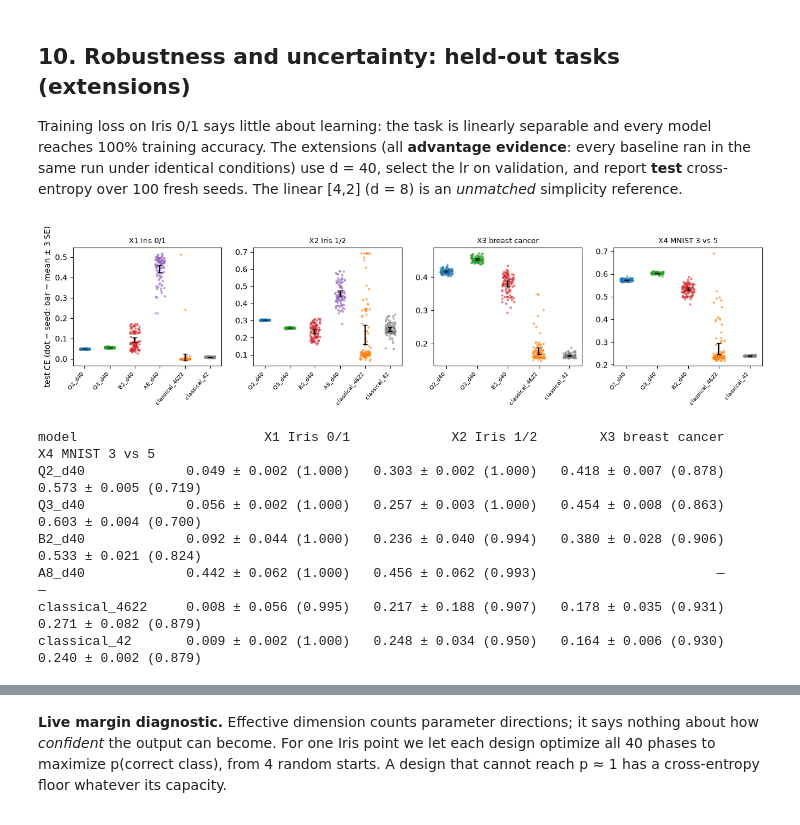
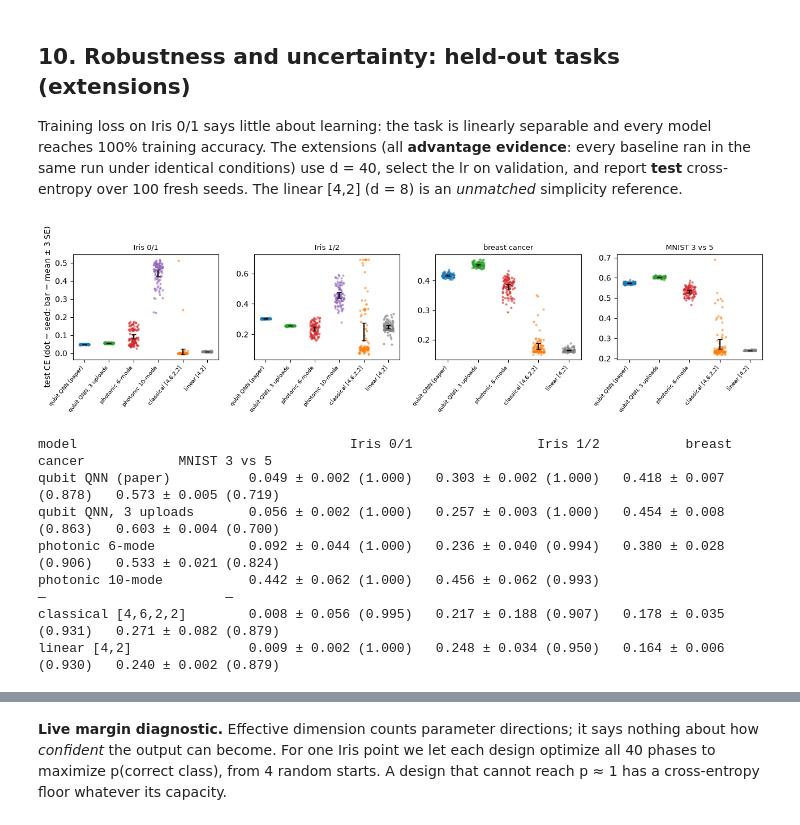
Before and after one commit to pemeriau/reproduced_papers, a Jupyter notebook: papers/power_of_QNN/notebook.ipynb, the cells around one changed output, grey strips where cells are left out. Cells and saved outputs as stored; diff of their text form; code cells hidden in the pictures.

```diff
--- a/papers/power_of_QNN/notebook.ipynb
+++ b/papers/power_of_QNN/notebook.ipynb
@@ -128,10 +159,10 @@ print("Iris 0/1 (paper task):", x_iris.shape, "class counts", np.bincount(y_iris
 
 split_sizes = {}
 for label, dataset in {
-    "Iris 1/2 (X2)": {"name": "iris_pair", "classes": [1, 2], "split_seed": 0,
+    "Iris 1/2": {"name": "iris_pair", "classes": [1, 2], "split_seed": 0,
                       "per_class": {"train": 30, "validation": 10, "test": 10}},
-    "breast cancer (X3)": {"name": "prepared_split", "subdir": "breast_cancer", "file": "bcancer_pca4_split_rs0.npz"},
-    "MNIST 3 vs 5 (X4)": {"name": "prepared_split", "subdir": "mnist", "file": "mnist35_pca4_train500_val500_test_rs0.npz"},
+    "breast cancer": {"name": "prepared_split", "subdir": "breast_cancer", "file": "bcancer_pca4_split_rs0.npz"},
+    "MNIST 3 vs 5": {"name": "prepared_split", "subdir": "mnist", "file": "mnist35_pca4_train500_val500_test_rs0.npz"},
 }.items():
     try:
         cfg = {"data_root": str(DATA_ROOT), "dataset": dataset}
@@ -265,7 +296,7 @@ for name, model in built.items():
     theta = torch.as_tensor(initial_parameters(1, model.d, [1], 0.0, 1.0)).repeat(3, 1)
     with torch.no_grad():
         probabilities = model.probabilities(sample, theta)
-    print(f"{name:15s} d = {model.d}  p(class 1) on three Iris points: {probabilities[:, 1].numpy().round(3)}")
+    print(f"{model_label(name):32s} d = {model.d}  p(class 1) on three Iris points: {probabilities[:, 1].numpy().round(3)}")
 
 live_draw = {name: ours if name == "qnn" else fisher_for_draw(model, FISHER_CFG, 0, DEVICE)
              for name, model in built.items()}
@@ -273,7 +304,7 @@ figure, axis = plt.subplots(figsize=(6, 3.2))
 bins = np.linspace(0, 8, 41)
 for name, result in live_draw.items():
     axis.hist(result["eigenvalues"].ravel(), bins=bins, histtype="step", lw=1.5,
-              color=color_of(name), label=f"{name}: {100 * result['spectrum']['fraction_near_zero']:.0f}% eigenvalues < 1e-10")
+              color=color_of(name), label=f"{model_label(name)}: {100 * result['spectrum']['fraction_near_zero']:.0f}% eigenvalues < 1e-10")
 axis.set_yscale("log"); axis.set_xlabel("eigenvalue of F_hat"); axis.set_ylabel("count (100 theta)")
 axis.set_title("Live: F_hat spectra on draw 0 (Fig. 2 analogue)"); axis.legend(fontsize=7)
 plt.tight_layout(); plt.show()
@@ -419,21 +450,21 @@ fair  protocol  classical_42     lr=0.3   final training CE 0.0091 ± 0.0014
 # %%
-k1 = STORED["phase5"]["fair_iris01_d8"]["models"]
+iris_d8 = STORED["phase5"]["fair_iris01_d8"]["models"]
 order = ["Q2_d8", "Q3_d8", "easy_d8", "A8_d8", "classical_41112", "classical_42"]
 figure, axis = plt.subplots(figsize=(7, 3.4))
 for position, name in enumerate(order):
-    values = np.asarray(k1[name]["per_seed"]["train_loss"])
+    values = np.asarray(iris_d8[name]["per_seed"]["train_loss"])
     jitter = np.random.RandomState(position).uniform(-0.18, 0.18, len(values))
     axis.scatter(position + jitter, values, s=6, color=color_of(name), alpha=0.6)
     axis.errorbar(position, values.mean(), yerr=3 * values.std() / np.sqrt(len(values)), color="black", capsize=4)
-axis.set_xticks(range(len(order)), [f"{n}\nlr {k1[n]['selected_lr']:g}" for n in order], fontsize=7)
+axis.set_xticks(range(len(order)), [f"{model_label(n)}\nlr {iris_d8[n]['selected_lr']:g}" for n in order], fontsize=7)
 axis.set_ylabel("final training CE (each dot = 1 seed)")
-axis.set_title("Stored K1: Iris 0/1, d = 8, fair protocol, 100 fresh seeds (paper QNN = Q2_d8)", fontsize=9)
+axis.set_title("Stored: Iris 0/1, d = 8, fair protocol, 100 fresh seeds", fontsize=9)
 plt.tight_layout(); plt.show()
 
 print("lr grid (mean final training CE, seeds 0-19):")
 for name in order:
-    print(f"  {name:16s}", {lr: round(v, 4) for lr, v in k1[name]["grid_mean_loss"].items()}, "-> selected", k1[name]["selected_lr"])
+    print(f"  {model_label(name):32s}", {lr: round(v, 4) for lr, v in iris_d8[name]["grid_mean_loss"].items()}, "-> selected", iris_d8[name]["selected_lr"])
 for first, second in (("classical_42", "Q2_d8"), ("classical_41112", "Q2_d8"), ("Q2_d8", "easy_d8")):
-    gap, threshold, verdict = decision(k1[first]["per_seed"]["train_loss"], k1[second]["per_seed"]["train_loss"])
-    print(f"{first} vs {second}: gap {gap:+.4f}, 3 SE {threshold:.4f} -> {verdict}")
+    gap, threshold, verdict = decision(iris_d8[first]["per_seed"]["train_loss"], iris_d8[second]["per_seed"]["train_loss"])
+    print(f"{model_label(first)} vs {model_label(second)}: gap {gap:+.4f}, 3 SE {threshold:.4f} -> {verdict}")
 # %% [output]
@@ -529,43 +560,43 @@ ran in the same run under identical conditions) use d = 40, select the lr on val
 report **test** cross-entropy over 100 fresh seeds. The linear [4,2] (d = 8) is an *unmatched*
 simplicity reference.
 # %%
-TASKS = [("fair_iris01_d40", "X1 Iris 0/1"), ("fair_iris12_d40", "X2 Iris 1/2"),
-         ("fair_bcancer_d40", "X3 breast cancer"), ("fair_mnist35_d40", "X4 MNIST 3 vs 5")]
+TASKS = [("fair_iris01_d40", "Iris 0/1"), ("fair_iris12_d40", "Iris 1/2"),
+         ("fair_bcancer_d40", "breast cancer"), ("fair_mnist35_d40", "MNIST 3 vs 5")]
 SHOW = ["Q2_d40", "Q3_d40", "B2_d40", "A8_d40", "classical_4622", "classical_42"]
 figure, axes = plt.subplots(1, 4, figsize=(13, 3.3), sharey=False)
 for axis, (key, title) in zip(axes, TASKS):
     models = STORED["phase5"][key]["models"]
     names = [n for n in SHOW if n in models]
     for position, name in enumerate(names):
         values = np.asarray(models[name]["per_seed"]["test_loss"])
         jitter = np.random.RandomState(position).uniform(-0.2, 0.2, len(values))
         axis.scatter(position + jitter, values, s=4, color=color_of(name), alpha=0.5)
         axis.errorbar(position, values.mean(), yerr=3 * values.std() / np.sqrt(len(values)), color="black", capsize=3)
-    axis.set_xticks(range(len(names)), names, rotation=50, ha="right", fontsize=7)
+    axis.set_xticks(range(len(names)), [model_label(n) for n in names], rotation=50, ha="right", fontsize=7)
     axis.set_title(title, fontsize=9)
 axes[0].set_ylabel("test CE (dot = seed; bar = mean ± 3 SE)")
 plt.tight_layout(); plt.show()
 
-print(f"{'model':16s}" + "".join(f"{title:>24s}" for _, title in TASKS))
+print(f"{'model':24s}" + "".join(f"{title:>24s}" for _, title in TASKS))
 for name in SHOW:
     cells = []
     for key, _ in TASKS:
         models = STORED["phase5"][key]["models"]
         if name in models:
             loss = np.asarray(models[name]["per_seed"]["test_loss"]); accuracy = np.asarray(models[name]["per_seed"]["test_accuracy"])
             cells.append(f"{loss.mean():.3f} ± {loss.std():.3f} ({accuracy.mean():.3f})")
         else:
             cells.append("—")
-    print(f"{name:16s}" + "".join(f"{c:>24s}" for c in cells))
+    print(f"{model_label(name):24s}" + "".join(f"{c:>24s}" for c in cells))
 # %% [output]
-[figure, old version]
+[figure, new version]
-model                        X1 Iris 0/1             X2 Iris 1/2        X3 breast cancer         X4 MNIST 3 vs 5
-Q2_d40             0.049 ± 0.002 (1.000)   0.303 ± 0.002 (1.000)   0.418 ± 0.007 (0.878)   0.573 ± 0.005 (0.719)
-Q3_d40             0.056 ± 0.002 (1.000)   0.257 ± 0.003 (1.000)   0.454 ± 0.008 (0.863)   0.603 ± 0.004 (0.700)
-B2_d40             0.092 ± 0.044 (1.000)   0.236 ± 0.040 (0.994)   0.380 ± 0.028 (0.906)   0.533 ± 0.021 (0.824)
-A8_d40             0.442 ± 0.062 (1.000)   0.456 ± 0.062 (0.993)                       —                       —
-classical_4622     0.008 ± 0.056 (0.995)   0.217 ± 0.188 (0.907)   0.178 ± 0.035 (0.931)   0.271 ± 0.082 (0.879)
-classical_42       0.009 ± 0.002 (1.000)   0.248 ± 0.034 (0.950)   0.164 ± 0.006 (0.930)   0.240 ± 0.002 (0.879)
+model                                   Iris 0/1                Iris 1/2           breast cancer            MNIST 3 vs 5
+qubit QNN (paper)          0.049 ± 0.002 (1.000)   0.303 ± 0.002 (1.000)   0.418 ± 0.007 (0.878)   0.573 ± 0.005 (0.719)
+qubit QNN, 3 uploads       0.056 ± 0.002 (1.000)   0.257 ± 0.003 (1.000)   0.454 ± 0.008 (0.863)   0.603 ± 0.004 (0.700)
+photonic 6-mode            0.092 ± 0.044 (1.000)   0.236 ± 0.040 (0.994)   0.380 ± 0.028 (0.906)   0.533 ± 0.021 (0.824)
+photonic 10-mode           0.442 ± 0.062 (1.000)   0.456 ± 0.062 (0.993)                       —                       —
+classical [4,6,2,2]        0.008 ± 0.056 (0.995)   0.217 ± 0.188 (0.907)   0.178 ± 0.035 (0.931)   0.271 ± 0.082 (0.879)
+linear [4,2]               0.009 ± 0.002 (1.000)   0.248 ± 0.034 (0.950)   0.164 ± 0.006 (0.930)   0.240 ± 0.002 (0.879)
 # %%
 # Sweep completeness: every stored comparison has the full lr grid and 100 finite fresh seeds.
 for key, block in STORED["phase5"].items():
```
Also changed, not shown: parts of 21 cells of this notebook, 41 other files.
